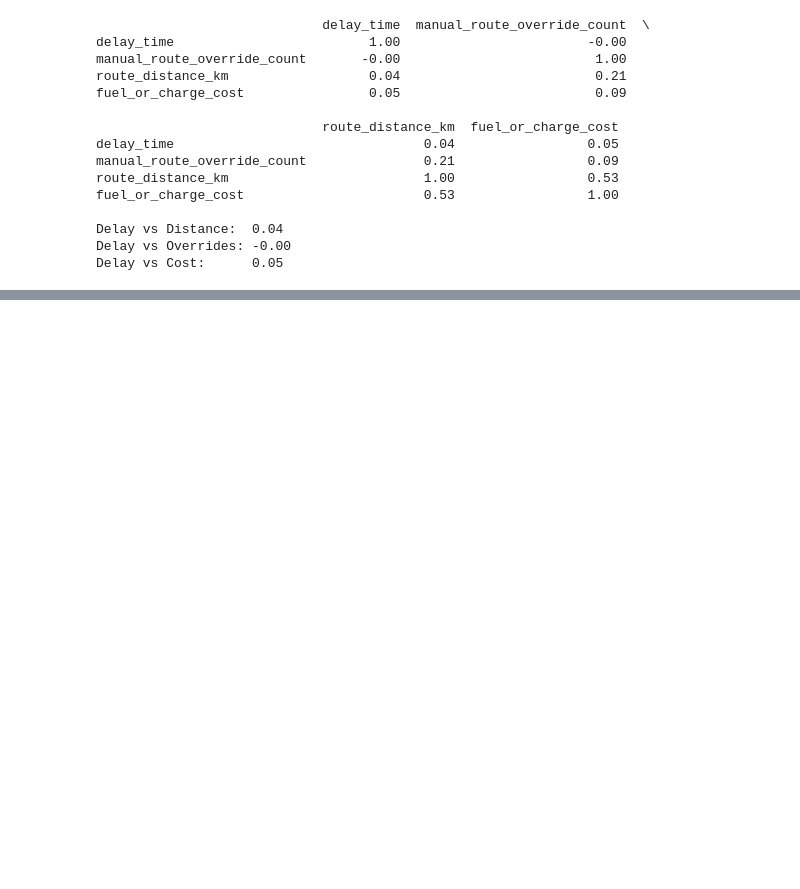
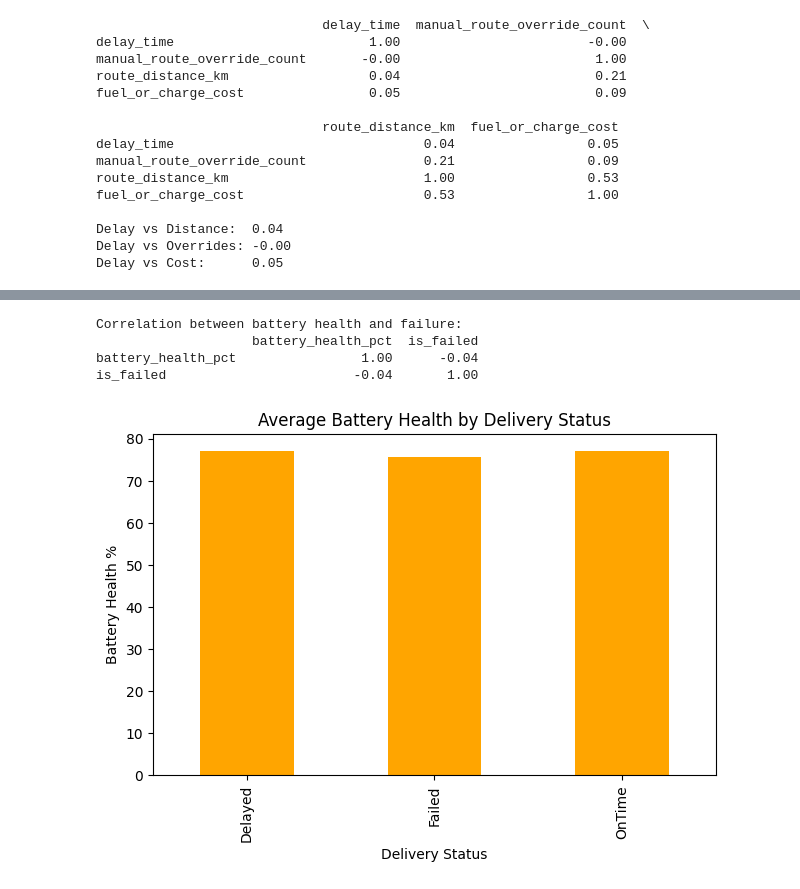
Before and after one commit to Ammar-muz/NorthStar-Analytics, a Jupyter notebook: northstar_analysis.ipynb, the cells around one changed output, grey strips where cells are left out. Drawn from its saved outputs; the diff is of its cells as text; code cells hidden in the pictures; blank space fills up the shorter version.

```diff
--- a/northstar_analysis.ipynb
+++ b/northstar_analysis.ipynb
@@ -488,0 +618,18 @@ Delay vs Cost:      0.05
+# %%
+master['is_failed'] = (master['delivery_status'] == 'Failed').astype(int)
+
+print("Correlation between battery health and failure:")
+print(master[['battery_health_pct','is_failed']].corr().round(2))
+
+master.groupby('delivery_status')['battery_health_pct'].mean().plot(kind='bar', color='orange')
+plt.title('Average Battery Health by Delivery Status')
+plt.xlabel('Delivery Status')
+plt.ylabel('Battery Health %')
+plt.tight_layout()
+plt.show()
+# %% [output]
+Correlation between battery health and failure:
+                    battery_health_pct  is_failed
+battery_health_pct                1.00      -0.04
+is_failed                        -0.04       1.00
+[figure, added]
```
Also changed, not shown: parts of 7 cells of this notebook.
